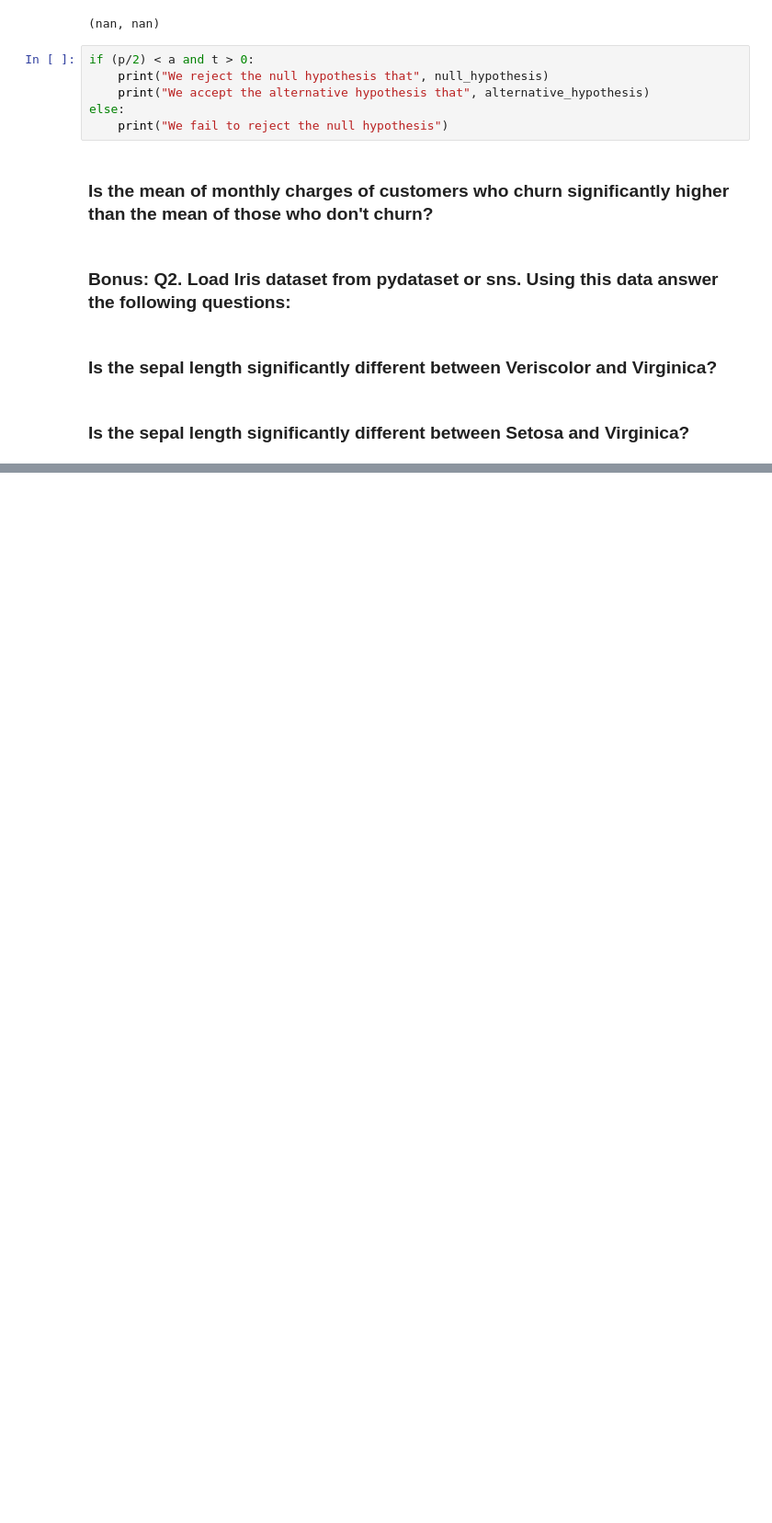
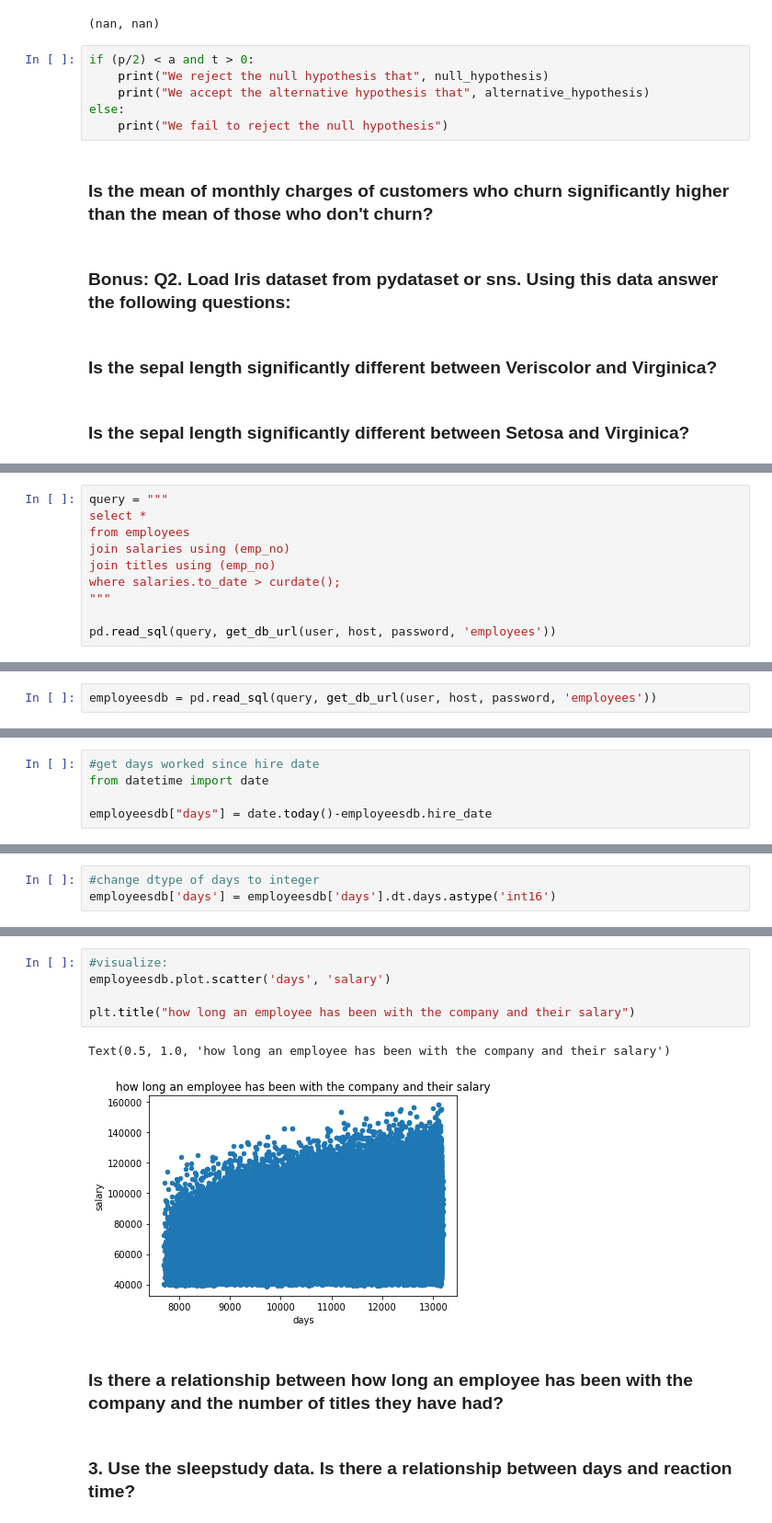
Before and after one commit to aliciag92/statistics-exercises, a Jupyter notebook: hypothesis_testing.ipynb, the cells around one changed output, grey strips where cells are left out. Shown: that part at 92% size. Cells and saved outputs as stored; diff of their text form; blank space fills up the shorter version.

```diff
--- a/hypothesis_testing.ipynb
+++ b/hypothesis_testing.ipynb
@@ -423,0 +559,10 @@ else:
+# %%
+query = """
+select *
+from employees
+join salaries using (emp_no)
+join titles using (emp_no)
+where salaries.to_date > curdate();
+"""
+
+pd.read_sql(query, get_db_url(user, host, password, 'employees'))
@@ -423,0 +583,2 @@ else:
+# %%
+employeesdb = pd.read_sql(query, get_db_url(user, host, password, 'employees'))
@@ -423,0 +616,5 @@ else:
+# %%
+#get days worked since hire date
+from datetime import date
+
+employeesdb["days"] = date.today()-employeesdb.hire_date
@@ -423,0 +653,3 @@ else:
+# %%
+#change dtype of days to integer
+employeesdb['days'] = employeesdb['days'].dt.days.astype('int16')
@@ -423,0 +689,12 @@ else:
+# %%
+#visualize:
+employeesdb.plot.scatter('days', 'salary')
+
+plt.title("how long an employee has been with the company and their salary")
+# %% [output]
+Text(0.5, 1.0, 'how long an employee has been with the company and their salary')
+[figure, added]
+# %% [markdown]
+### Is there a relationship between how long an employee has been with the company and the number of titles they have had?
+# %% [markdown]
+### 3. Use the sleepstudy data. Is there a relationship between days and reaction time?
```
Also changed, not shown: parts of 41 cells of this notebook.
